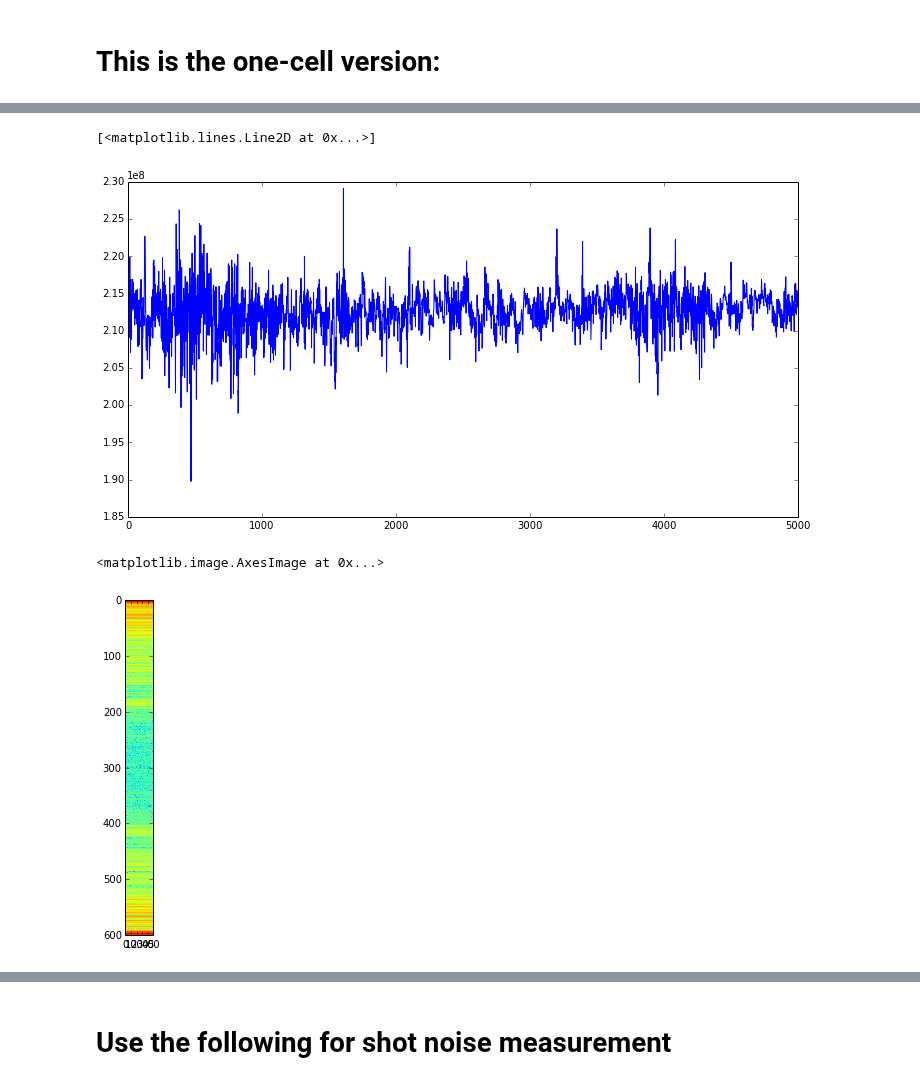
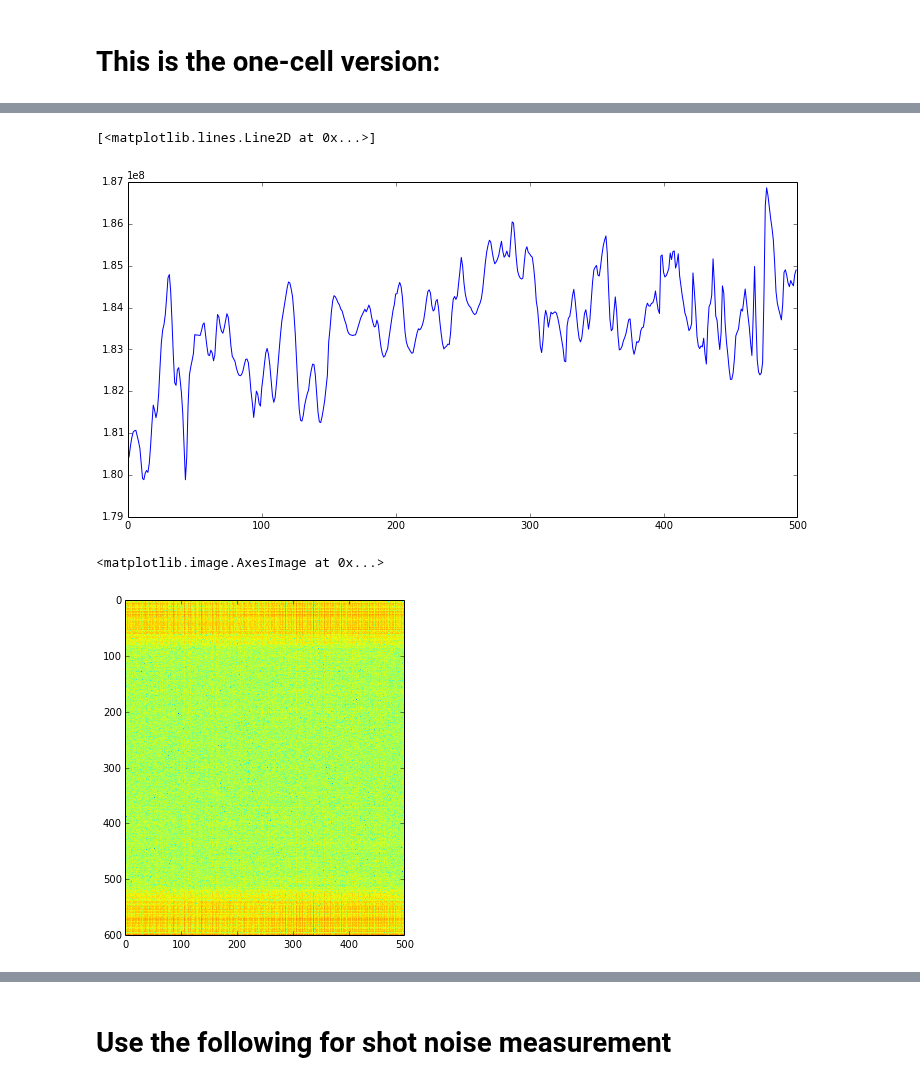
Before and after one commit to DawesLab/CCDimage, a Jupyter notebook: CCDimage.ipynb, the cells around one changed output, grey strips where cells are left out. Saved outputs shown, nothing was run; the diff lists cells and outputs as text; code cells hidden in the pictures.

```diff
--- a/CCDimage.ipynb
+++ b/CCDimage.ipynb
@@ -173,7 +173,7 @@ pylab.plot(numpy.log(abs(fft( numpy.average(corrected[:,:,0],axis = 0)  )[:] )))
 # This is the one-cell version:
 # %%
 N = 50  # frames to collect (this is sent to the ZMQ server)
-M = 100  # rounds of data (total shots is N*M)
+M = 10  # rounds of data (total shots is N*M)
 #minPixel = 100  # select the pixel range for FFT analysis
 #maxPixel = 700
 
@@ -198,7 +198,7 @@ for i in range(M):
 #     for shot in fftComplex:
 #         output.append(shot[95]) # Change this to match chosen mode!
         ncount[f,i] = BGcorrected.sum()
-        dataOut[:,f,i] = fft( fftshift(BGcorrected.sum(axis = 0) ))
+        dataOut[:,f,i] = fft( fftshift(BGcorrected.sum(axis = 0)) )
 #     print "analysis now includes %i frames" % len(output)
     #qfig = Qfunc.qfuncimage(output,15,0)
     #saveQfig()
@@ -233,16 +233,16 @@ saveRaw()
 pylab.plot(ncount.flatten('F'))
 # %% [output]
 [<matplotlib.lines.Line2D at 0x...>]
-[figure, old version]
+[figure, new version]
 # %%
 #double check this:
 VacCorrected = dataOut[:,:,:] - vacFFT.reshape(600,1,1)
 # %%
-# Look at structure within one round by subtracting the vacFFT:
-pylab.imshow(np.log(abs(dataOut[:,:,0] - vacFFT.reshape(600,1))))
+# Look at structure in the VacCorrected array vs. time:
+pylab.imshow(np.log(abs( VacCorrected.reshape(600,M*N) )))
 # %% [output]
 <matplotlib.image.AxesImage at 0x...>
-[figure, old version]
+[figure, new version]
 # %%
 # full FFT output averaged for the data set
 pylab.plot( numpy.log(abs((numpy.average(VacCorrected,axis=(1,2)))) ))
```
Also changed, not shown: parts of 12 cells of this notebook, 2 other files.
